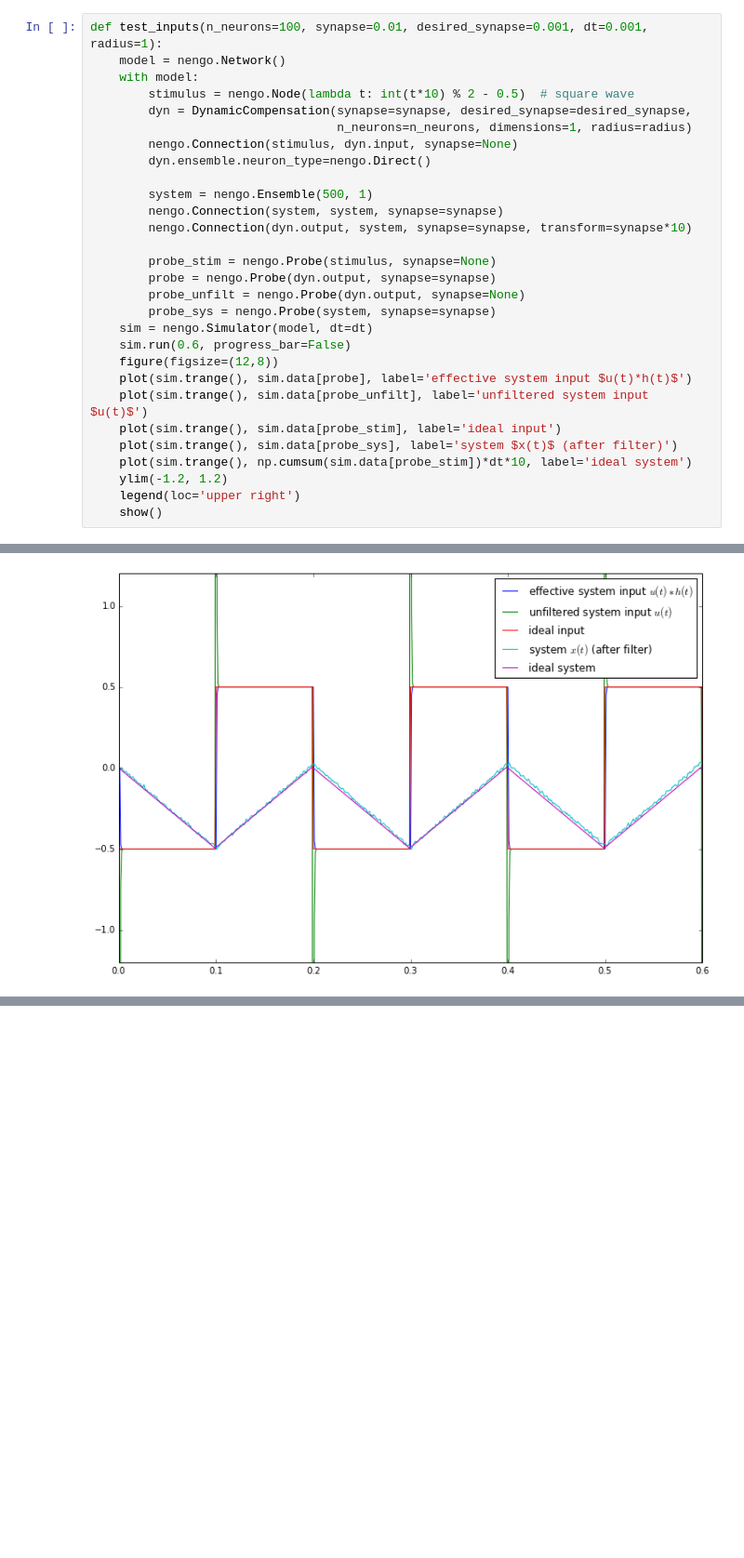
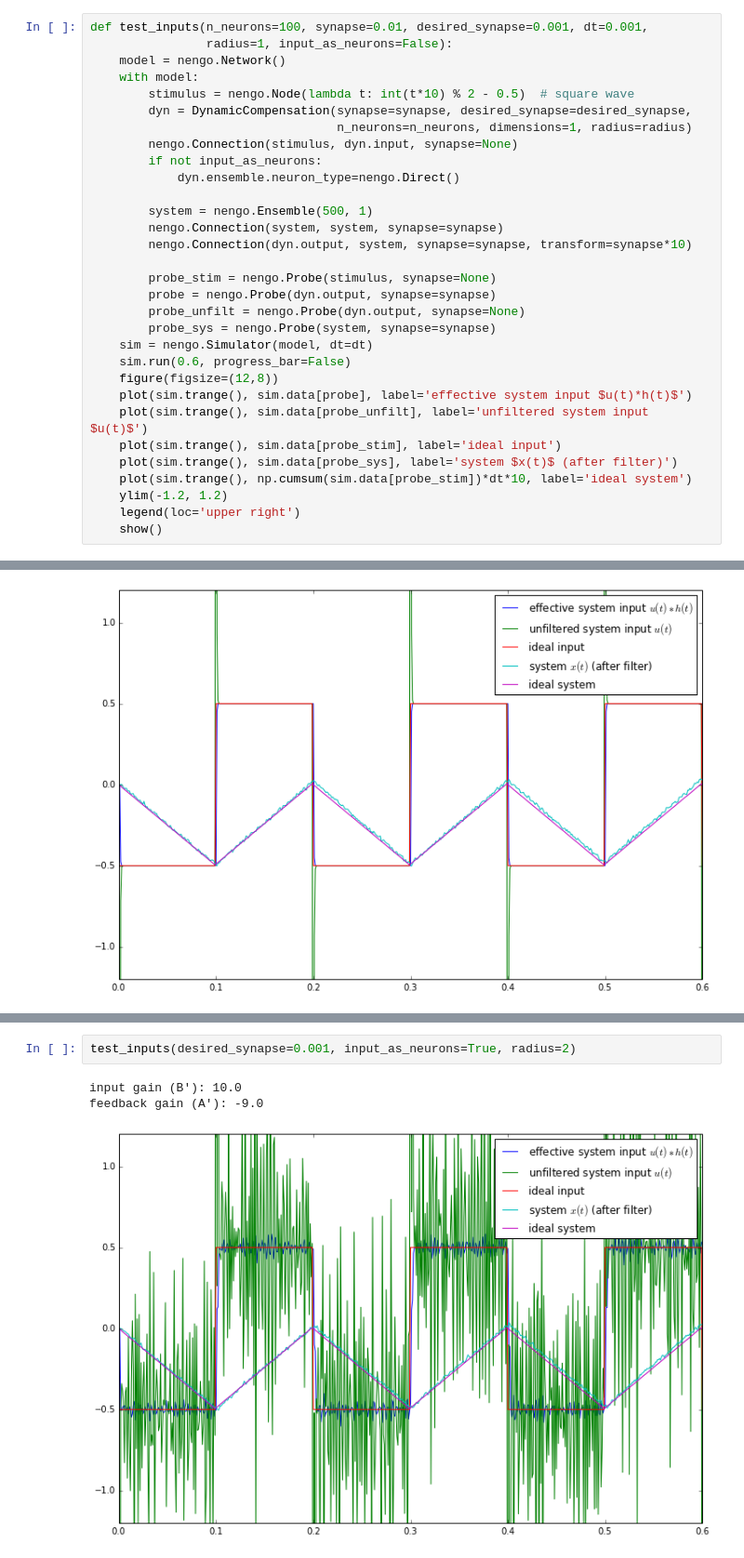
Before and after one commit to tcstewar/testing_notebooks, a Jupyter notebook: Dynamic Compensation.ipynb, the cells around one changed output, grey strips where cells are left out. Shown at 93% size. Saved outputs shown, nothing was run; the diff lists cells and outputs as text; blank space fills up the shorter version.

Commit message:
Added example using neurons for input

```diff
--- a/Dynamic Compensation.ipynb
+++ b/Dynamic Compensation.ipynb
@@ -90,14 +90,16 @@ Below is an example where the dynamical system is an integrator.
 
 Here is the network builder
 # %%
-def test_inputs(n_neurons=100, synapse=0.01, desired_synapse=0.001, dt=0.001, radius=1):
+def test_inputs(n_neurons=100, synapse=0.01, desired_synapse=0.001, dt=0.001,
+                radius=1, input_as_neurons=False):
     model = nengo.Network()
     with model:
         stimulus = nengo.Node(lambda t: int(t*10) % 2 - 0.5)  # square wave
         dyn = DynamicCompensation(synapse=synapse, desired_synapse=desired_synapse,
                                   n_neurons=n_neurons, dimensions=1, radius=radius)
         nengo.Connection(stimulus, dyn.input, synapse=None)
-        dyn.ensemble.neuron_type=nengo.Direct()
+        if not input_as_neurons:
+            dyn.ensemble.neuron_type=nengo.Direct()
 
         system = nengo.Ensemble(500, 1)
         nengo.Connection(system, system, synapse=synapse)
@@ -138,0 +145,6 @@ feedback gain (A'): -9.0
+# %%
+test_inputs(desired_synapse=0.001, input_as_neurons=True, radius=2)
+# %% [output]
+input gain (B'): 10.0
+feedback gain (A'): -9.0
+[figure, added]
```
Also changed, not shown: parts of 1 cell of this notebook.
